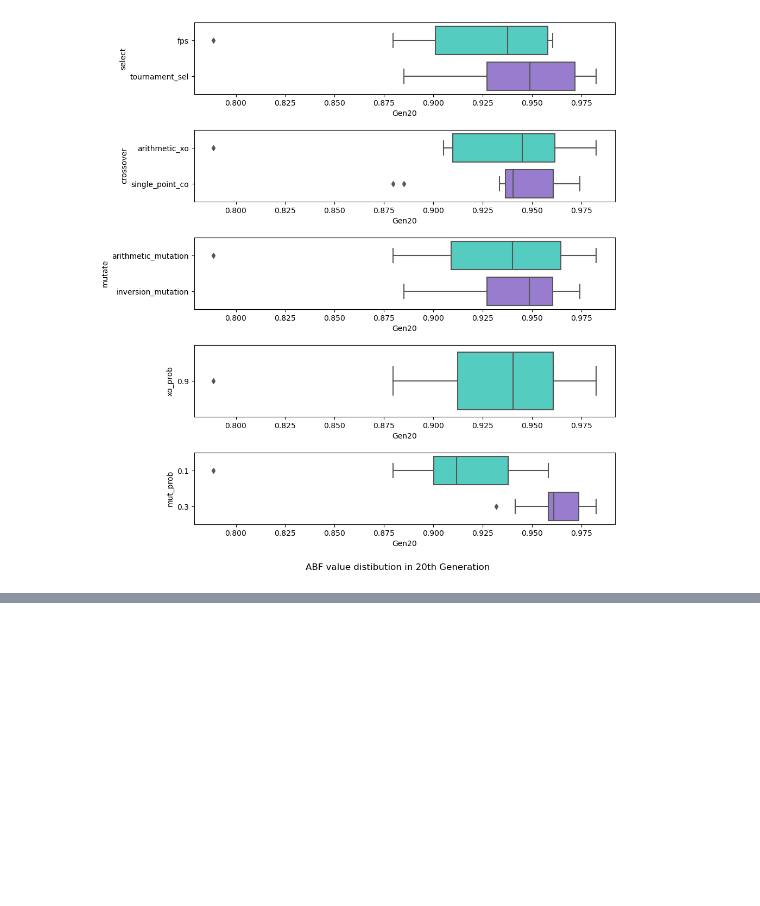
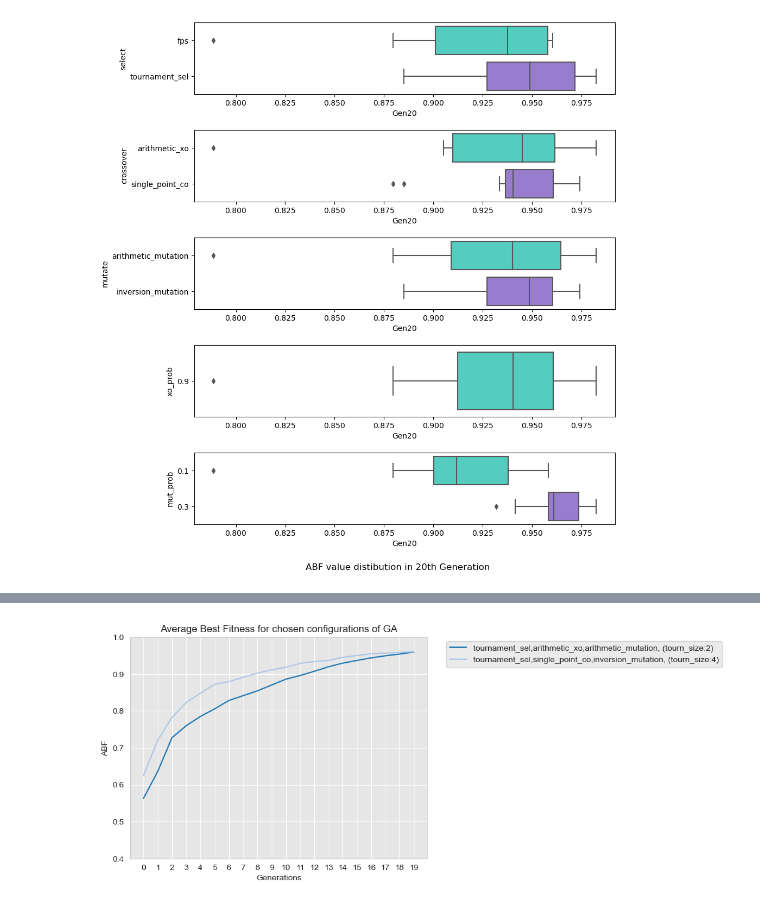
Before and after one commit to iryna-savchuk/CI4O_project, a Jupyter notebook: result_analysis.ipynb, the cells around one changed output, grey strips where cells are left out. Drawn from its saved outputs; the diff is of its cells as text; code cells hidden in the pictures; blank space fills up the shorter version.

```diff
--- a/result_analysis.ipynb
+++ b/result_analysis.ipynb
@@ -219,0 +246,15 @@ plt.show()
+# %%
+############## CALCULATING ABF ##############
+
+# Grouping runs of a certain configuration
+configuration_columns = ["total_runs", "pop_size", "gens", "select", "crossover", "mutate",
+                         "xo_prob", "mut_prob", "tourn_size"]
+
+# Group by the specified columns and calculate the mean values of arrays
+grouped_ave = results_final_df.groupby(configuration_columns)['best_fitness_lst'].apply(lambda x: np.mean(x.tolist(), axis=0))
+
+# Reset the index to convert the resulting Series back to a DataFrame
+result_final = grouped_ave.reset_index()
+result_final = result.rename(columns={'best_fitness_lst': 'ABF'})
+
+result_final
@@ -219,0 +265,13 @@ plt.show()
+# %%
+############## CALCULATING Srandard Deviations ##############
+
+# Group by the specified columns and calculate the mean values of arrays
+grouped_std = results_final_df.groupby(configuration_columns)['best_fitness_lst'].apply(lambda x: np.std(x.tolist(), axis=0))
+
+# Reset the index to convert the resulting Series back to a DataFrame
+result_std = grouped_std.reset_index()
+result_std = result_std.rename(columns={'best_fitness_lst': 'std'})
+
+# Merge result_std to result:
+merged_final_df = pd.merge(result, result_std, on=configuration_columns, how='inner')
+merged_final_df
@@ -219,0 +282,19 @@ plt.show()
+# %%
+fig, ax = plt.subplots()
+
+colormap = plt.colormaps['tab20']  # setting the colormap preference
+
+for index, row in merged_final_df.iterrows():
+    ax.plot(row['ABF'],
+            label=f'{row["select"]},{row["crossover"]},{row["mutate"]}, (tourn_size:{row["tourn_size"]})',
+            color=colormap(index % colormap.N))  # Assign a color from the colormap to each line plot
+    plt.xticks(range(len(row['ABF'])), range(len(row['ABF'])))
+ax.set_ylim([0.4, 1])
+ax.set_xlabel('Generations')
+ax.set_ylabel('ABF')
+ax.set_title('Average Best Fitness for chosen configurations of GA')
+ax.legend(bbox_to_anchor=(1.05, 1), loc='upper left')
+
+plt.show()
+# %% [output]
+[figure, added]
```
Also changed, not shown: parts of 10 cells of this notebook.
